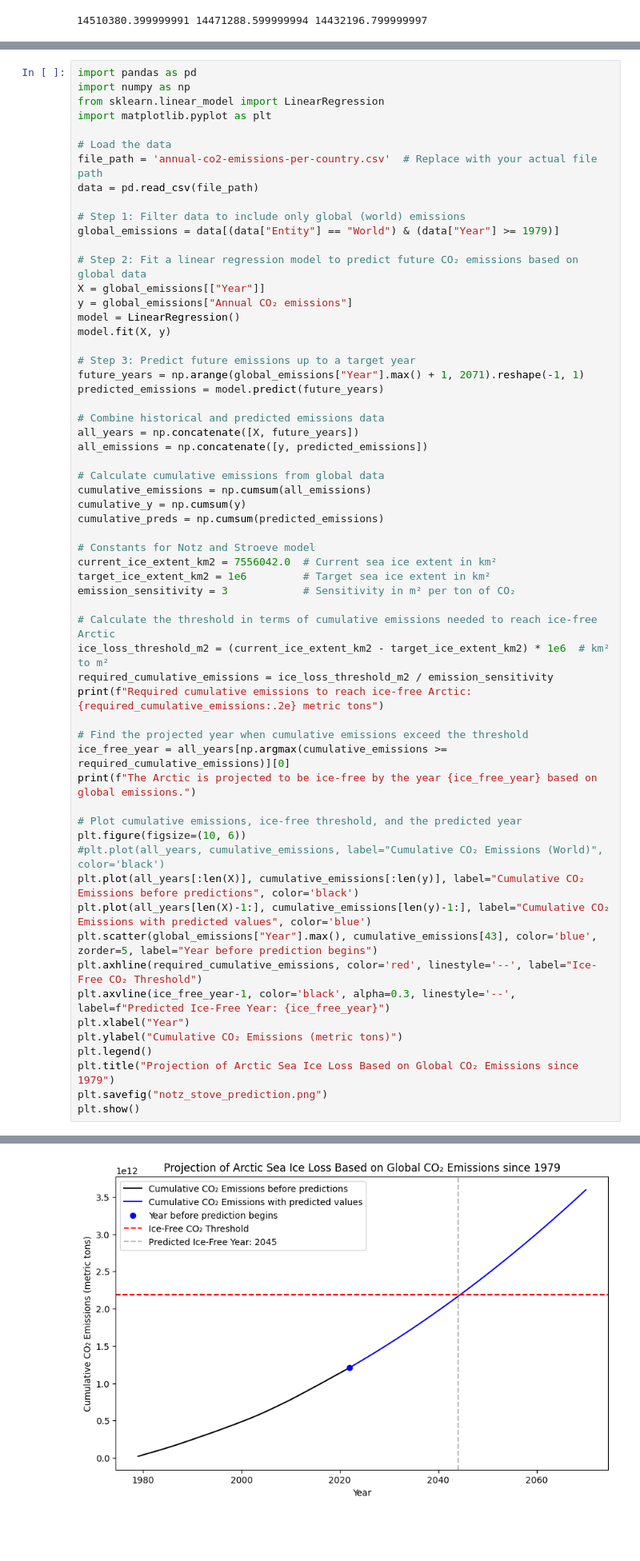
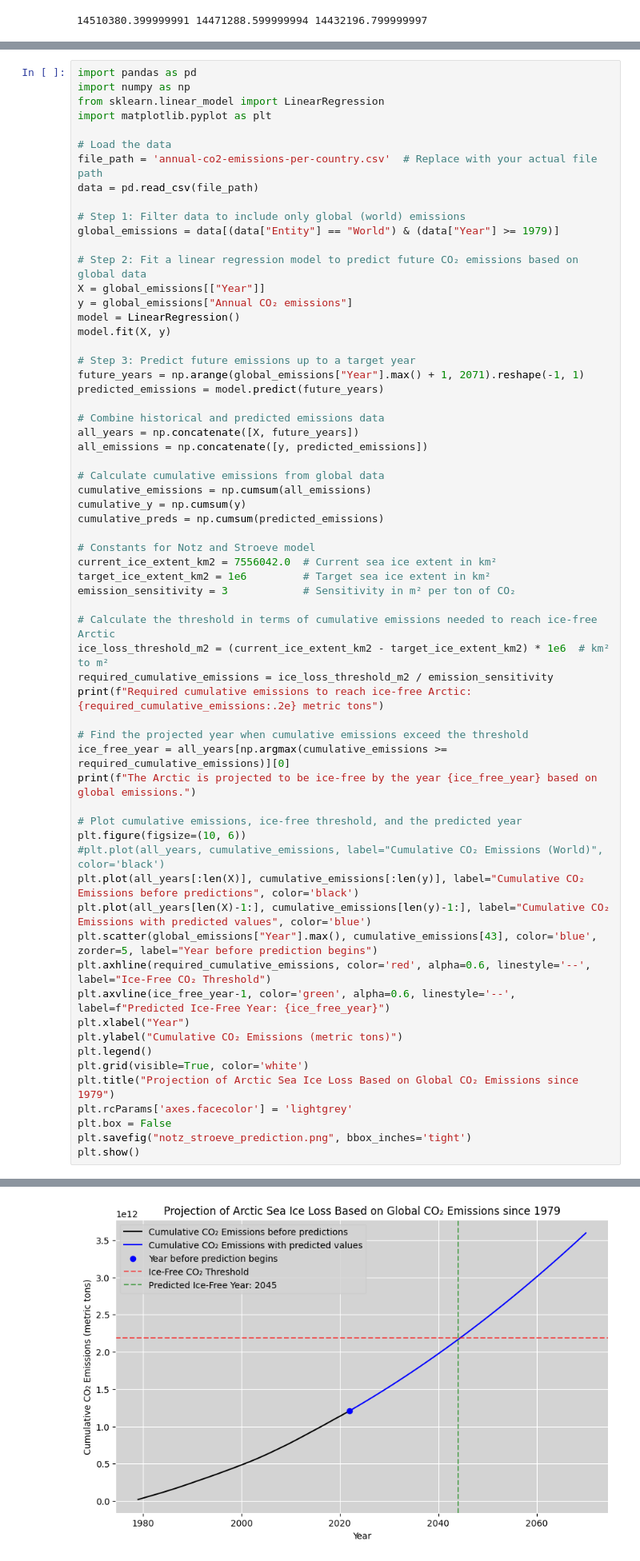
Before and after one commit to MathiasDamsgaard/Remote_Sensing_Arctic, a Jupyter notebook: data_analysis.ipynb, the cells around one changed output, grey strips where cells are left out. Shown at 80% size. Cells and saved outputs as stored; diff of their text form; blank space fills up the shorter version.

```diff
--- a/data_analysis.ipynb
+++ b/data_analysis.ipynb
@@ -86,34 +86,37 @@ cumulative_y = np.cumsum(y)
 cumulative_preds = np.cumsum(predicted_emissions)
 
 # Constants for Notz and Stroeve model
 current_ice_extent_km2 = 7556042.0  # Current sea ice extent in km²
 target_ice_extent_km2 = 1e6         # Target sea ice extent in km²
 emission_sensitivity = 3            # Sensitivity in m² per ton of CO₂
 
 # Calculate the threshold in terms of cumulative emissions needed to reach ice-free Arctic
 ice_loss_threshold_m2 = (current_ice_extent_km2 - target_ice_extent_km2) * 1e6  # km² to m²
 required_cumulative_emissions = ice_loss_threshold_m2 / emission_sensitivity
 print(f"Required cumulative emissions to reach ice-free Arctic: {required_cumulative_emissions:.2e} metric tons")
 
 # Find the projected year when cumulative emissions exceed the threshold
 ice_free_year = all_years[np.argmax(cumulative_emissions >= required_cumulative_emissions)][0]
 print(f"The Arctic is projected to be ice-free by the year {ice_free_year} based on global emissions.")
 
 # Plot cumulative emissions, ice-free threshold, and the predicted year
 plt.figure(figsize=(10, 6))
 #plt.plot(all_years, cumulative_emissions, label="Cumulative CO₂ Emissions (World)", color='black')
 plt.plot(all_years[:len(X)], cumulative_emissions[:len(y)], label="Cumulative CO₂ Emissions before predictions", color='black')
 plt.plot(all_years[len(X)-1:], cumulative_emissions[len(y)-1:], label="Cumulative CO₂ Emissions with predicted values", color='blue')
 plt.scatter(global_emissions["Year"].max(), cumulative_emissions[43], color='blue', zorder=5, label="Year before prediction begins")
-plt.axhline(required_cumulative_emissions, color='red', linestyle='--', label="Ice-Free CO₂ Threshold")
-plt.axvline(ice_free_year-1, color='black', alpha=0.3, linestyle='--', label=f"Predicted Ice-Free Year: {ice_free_year}")
+plt.axhline(required_cumulative_emissions, color='red', alpha=0.6, linestyle='--', label="Ice-Free CO₂ Threshold")
+plt.axvline(ice_free_year-1, color='green', alpha=0.6, linestyle='--', label=f"Predicted Ice-Free Year: {ice_free_year}")
 plt.xlabel("Year")
 plt.ylabel("Cumulative CO₂ Emissions (metric tons)")
 plt.legend()
+plt.grid(visible=True, color='white')
 plt.title("Projection of Arctic Sea Ice Loss Based on Global CO₂ Emissions since 1979")
-plt.savefig("notz_stove_prediction.png")
+plt.rcParams['axes.facecolor'] = 'lightgrey'
+plt.box = False
+plt.savefig("notz_stroeve_prediction.png", bbox_inches='tight')
 plt.show()
 # %% [output]
 Required cumulative emissions to reach ice-free Arctic: 2.19e+12 metric tons
 The Arctic is projected to be ice-free by the year 2045 based on global emissions.
-[figure, old version]
+[figure, new version]
```
Also changed, not shown: 2 other files.
